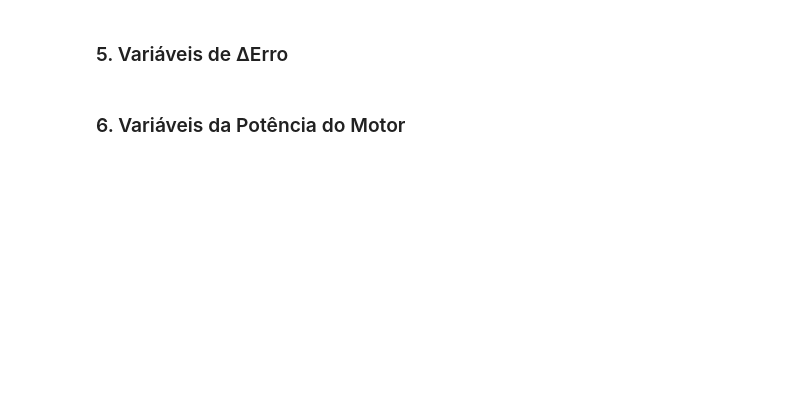
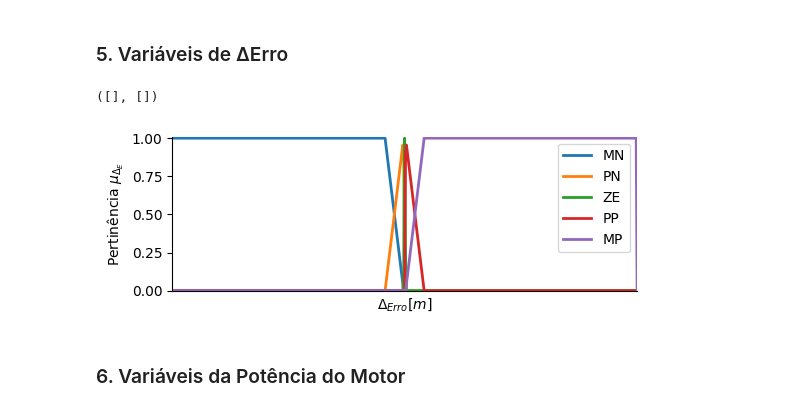
Before and after one commit to MathCarv/TrabalhoFuzzy, a Jupyter notebook: Fuzzy.ipynb, the cells around one changed output. Drawn from its saved outputs; the diff is of its cells as text; code cells hidden in the pictures; blank space fills up the shorter version.

```diff
--- a/Fuzzy.ipynb
+++ b/Fuzzy.ipynb
@@ -142,31 +161,34 @@ plt.xticks([])  # Remove os marcadores no eixo x
 # %%
 # Delta Erro máximo = +-50 (Sempre o dobro do erro)
 # Como a tolerância foi de 10cm, o delta erro de tolerância também será o dobro (ZE)
 
 # Variável erro de entrada do sistema de controle
 dErro = ctrl.Antecedent(universe=np.arange(-25, 25.1, 0.1), label='DeltaErro')
 
 # Funções de pertinência para diferentes categorias de erro
-dErro['MN'] = fuzzy.trapmf(dErro.universe, [-25, -25, -2, -0.1])  # Muito Negativo
-dErro['PN'] = fuzzy.trimf(dErro.universe, [-2.1, -0.12, 0])         # Pouco Negativo
-dErro['ZE'] = fuzzy.trimf(dErro.universe, [-0.12, 0, 0.13])         # Zero
-dErro['PP'] = fuzzy.trimf(dErro.universe, [0, 0.13, 2.5])           # Pouco Positivo
-dErro['MP'] = fuzzy.trapmf(dErro.universe, [0.13, 2.5, 25, 25])      # Muito Positivo
+dErro['MN'] = fuzzy.trapmf(dErro.universe, [-25, -25, -2.1, -0.11])  # Muito Negativo
+dErro['PN'] = fuzzy.trimf(dErro.universe, [-2.1, -0.11, 0])         # Pouco Negativo
+dErro['ZE'] = fuzzy.trimf(dErro.universe, [-0.11, 0, 0.13])         # Zero
+dErro['PP'] = fuzzy.trimf(dErro.universe, [0, 0.11, 2.1])           # Pouco Positivo
+dErro['MP'] = fuzzy.trapmf(dErro.universe, [0.11, 2.1, 25, 25])      # Muito Positivo
 
 # Visualização da função de pertinência
 dErro.view()
 
 # Ajustes estéticos para a visualização do gráfico
 
 [plt.gca().lines[i].set_linewidth(2) for i in range(len(plt.gca().lines))]  # Aumenta a espessura das linhas do gráfico
 figura = plt.gcf()  # Obtém a figura atual
 axes = figura.gca()  # Obtém os eixos atuais da figura
 figura.set_size_inches(6, 2)  # Define o tamanho da figura como 6 polegadas de largura por 2 polegadas de altura
 axes.set_xlabel(xlabel='$\Delta_{Erro} [m]$')  # Define o rótulo do eixo x como Delta_Erro [m]
 axes.set_ylabel(ylabel='Pertinência $\mu_{\Delta_{E}}$')  # Define o rótulo do eixo y como Pertinência_mu_Delta_E
 plt.legend(loc='upper right')  # Adiciona a legenda no canto superior direito do gráfico
 plt.savefig('Output/DeltaErro.png')  # Salva a figura como um arquivo PNG no diretório Output
 plt.xticks([])  # Remove os marcadores no eixo x
+# %% [output]
+([], [])
+[figure, added]
 # %% [markdown]
 ### 6. Variáveis da Potência do Motor
 # %%
```
Also changed, not shown: parts of 8 cells of this notebook, 4 other files.
